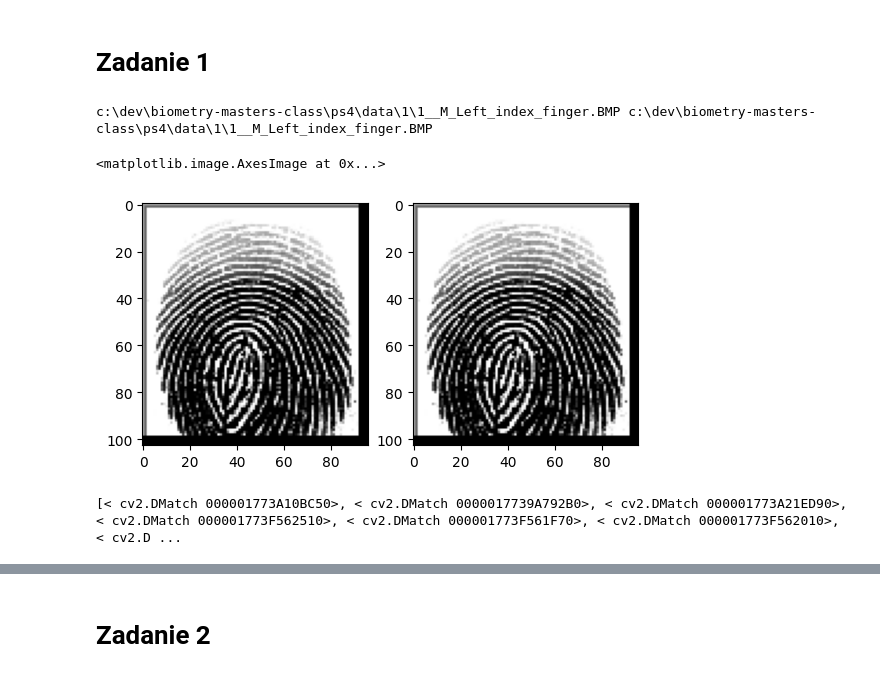
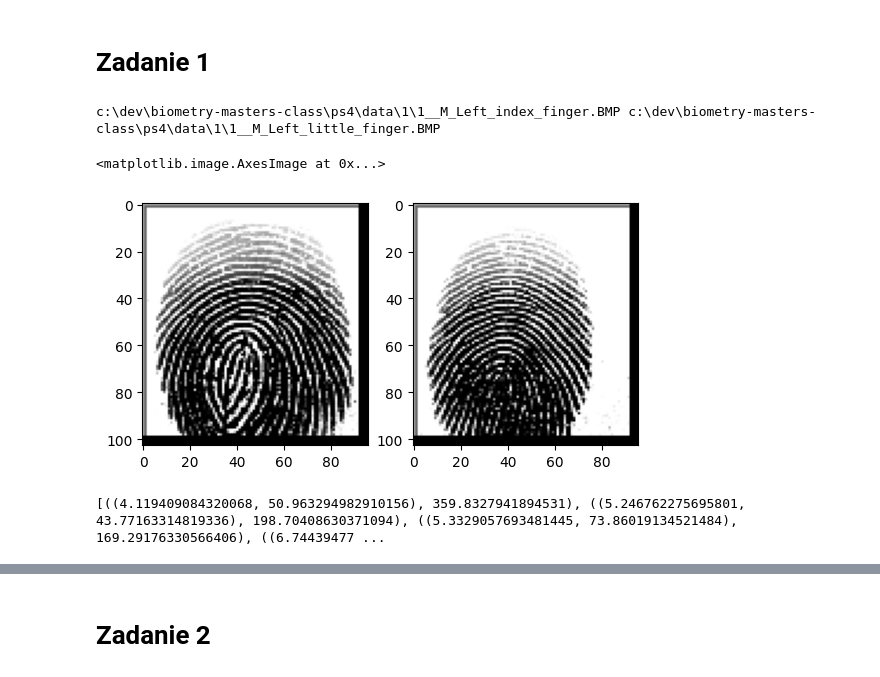
Before and after one commit to MuskoM/biometry-masters-class, a Jupyter notebook: ps4/ps4.ipynb, the cells around one changed output, grey strips where cells are left out. Cells and saved outputs as stored; diff of their text form; code cells hidden in the pictures.

```diff
--- a/ps4/ps4.ipynb
+++ b/ps4/ps4.ipynb
@@ -41,17 +42,17 @@ sort_images()
 # %%
 subject_folder_iter = Path.cwd().joinpath('data').joinpath('1').iterdir()
 file_1 = next(subject_folder_iter)
-file_2 = file_1
+file_2 = next(subject_folder_iter)
 print(file_1, file_2)
 file_mat_1 = cv.imread(str(file_1))
 file_mat_2 = cv.imread(str(file_2))
 fig, (ax1, ax2) = plt.subplots(ncols=2)
 ax1.imshow(file_mat_1)
 ax2.imshow(file_mat_2)
 # %% [output]
-c:\dev\biometry-masters-class\ps4\data\1\1__M_Left_index_finger.BMP c:\dev\biometry-masters-class\ps4\data\1\1__M_Left_index_finger.BMP
+c:\dev\biometry-masters-class\ps4\data\1\1__M_Left_index_finger.BMP c:\dev\biometry-masters-class\ps4\data\1\1__M_Left_little_finger.BMP
 <matplotlib.image.AxesImage at 0x...>
-[figure, old version]
+[figure, new version]
 # %%
 best_score = counter = 0
 sift = cv.SIFT_create()
@@ -64,8 +65,8 @@ matches = cv.FlannBasedMatcher({'algorithm': 1, 'trees': 10}, {}).knnMatch(
 
 match_points = []
 for p, q in matches:
-    if p.distance < 0.1 * q.distance:
+    if p.distance < 0.1 *q.distance:
         match_points.append(p)
-print(match_points)
+print([(p.pt, p.angle) for p in keypoints_1])
 # %% [output]
-[< cv2.DMatch 000001773A10BC50>, < cv2.DMatch 0000017739A792B0>, < cv2.DMatch 000001773A21ED90>, < cv2.DMatch 000001773F562510>, < cv2.DMatch 000001773F561F70>, < cv2.DMatch 000001773F562010>, < cv2.D ...
+[((4.119409084320068, 50.963294982910156), 359.8327941894531), ((5.246762275695801, 43.77163314819336), 198.70408630371094), ((5.3329057693481445, 73.86019134521484), 169.29176330566406), ((6.74439477 ...
```
Also changed, not shown: parts of 3 cells of this notebook.
